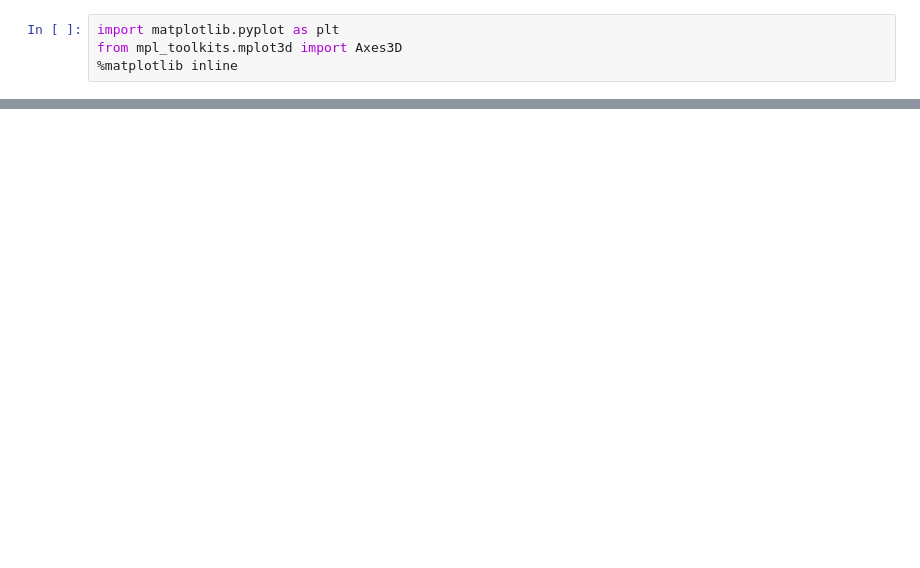
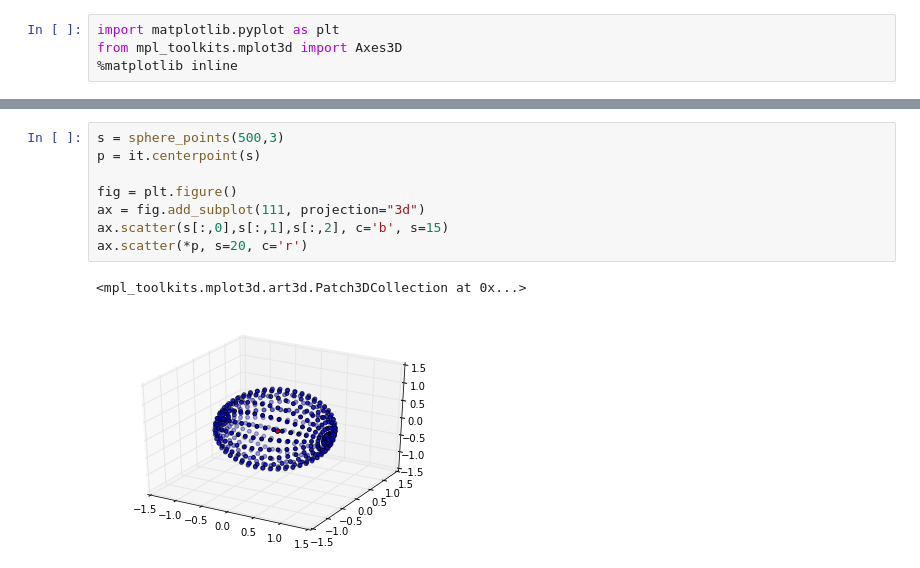
Before and after one commit to fu-berlin-swp-2014/center-points, a Jupyter notebook: sphere3d.ipynb, the cells around one changed output, grey strips where cells are left out. Drawn from its saved outputs; the diff is of its cells as text; blank space fills up the shorter version.

```diff
--- a/sphere3d.ipynb
+++ b/sphere3d.ipynb
@@ -50 +27,12 @@ ax.scatter(*p, s=20, c='r')
+# %%
+s = sphere_points(500,3)
+p = it.centerpoint(s)
+
+fig = plt.figure()
+ax = fig.add_subplot(111, projection="3d")
+ax.scatter(s[:,0],s[:,1],s[:,2], c='b', s=15)
+ax.scatter(*p, s=20, c='r')
+# %% [output]
+<mpl_toolkits.mplot3d.art3d.Patch3DCollection at 0x...>
+[figure, added]
 # %%
```
Also changed, not shown: parts of 12 cells of this notebook, 1 other file.
